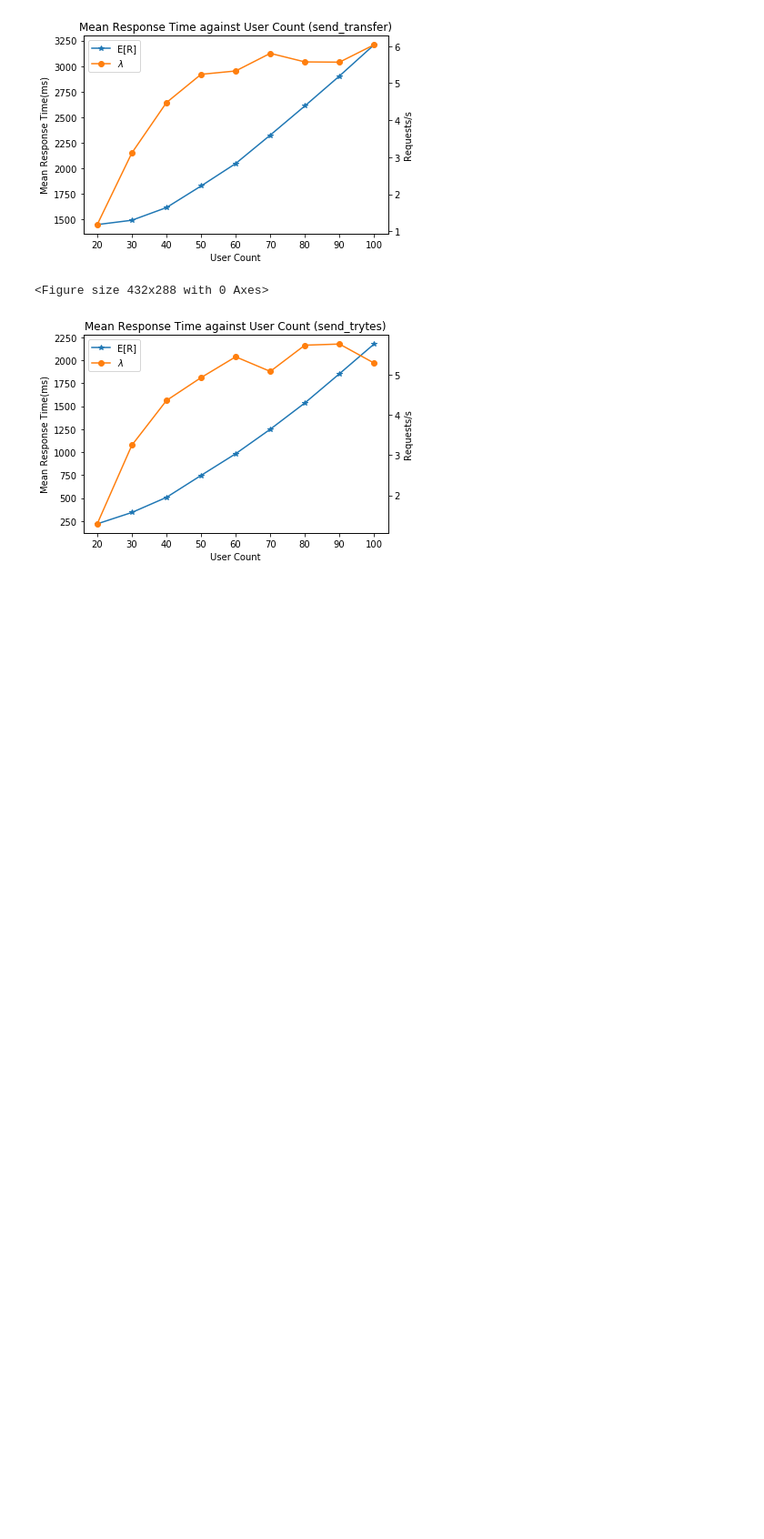
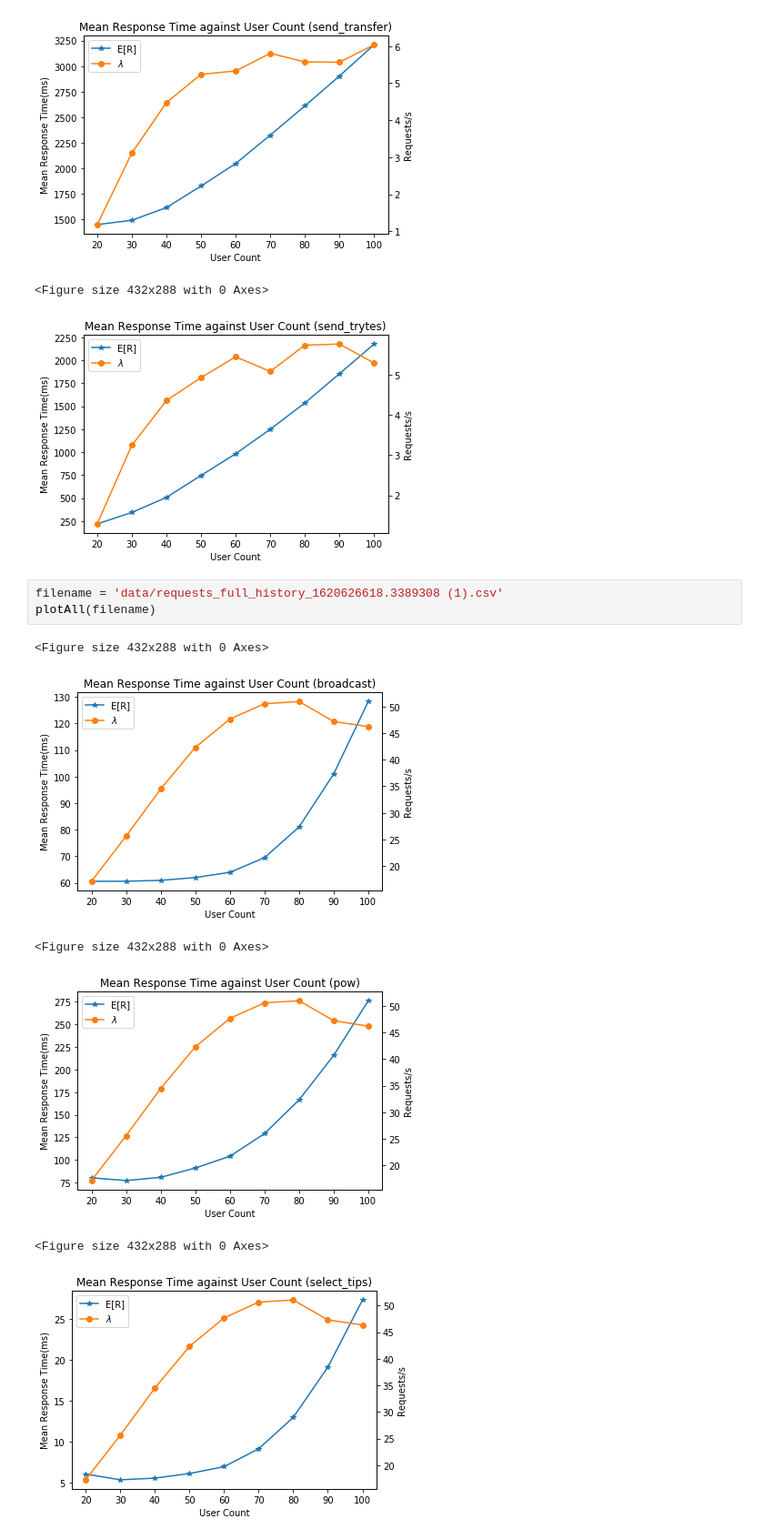
Before and after one commit to CaixiangFan/perfModelling, a Jupyter notebook: dataprocess.ipynb, the cells around one changed output. Shown: that part at 91% size. Drawn from its saved outputs; the diff is of its cells as text; blank space fills up the shorter version.

```diff
--- a/dataprocess.ipynb
+++ b/dataprocess.ipynb
@@ -160,4 +160,14 @@ plotAll(filename)
 [figure]
 <Figure size 432x288 with 0 Axes>
 [figure]
+# %%
+filename = 'data/requests_full_history_1620626618.3389308 (1).csv'
+plotAll(filename)
+# %% [output]
+<Figure size 432x288 with 0 Axes>
+[figure, added]
+<Figure size 432x288 with 0 Axes>
+[figure, added]
+<Figure size 432x288 with 0 Axes>
+[figure, added]
 # %%
```
Also changed, not shown: parts of 3 cells of this notebook, 1 other file.
